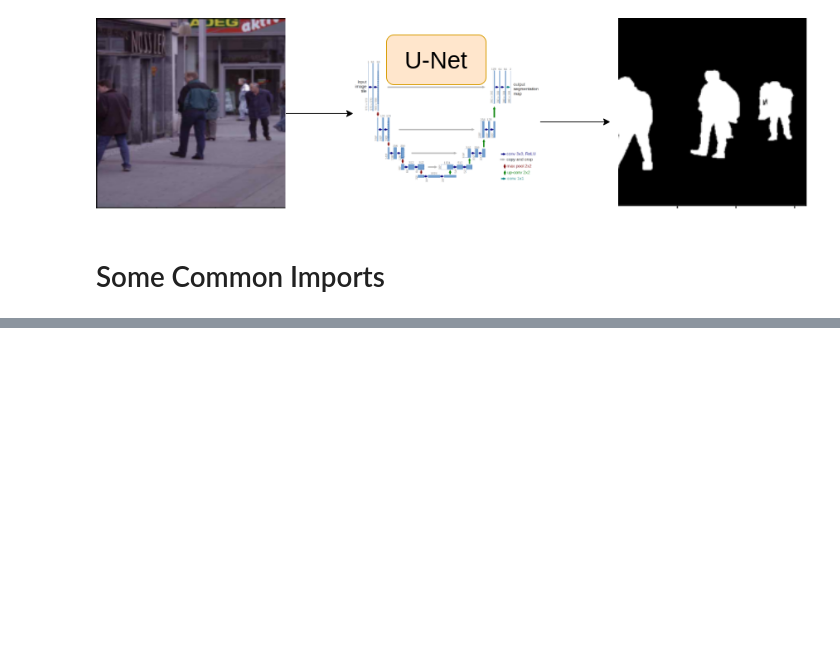
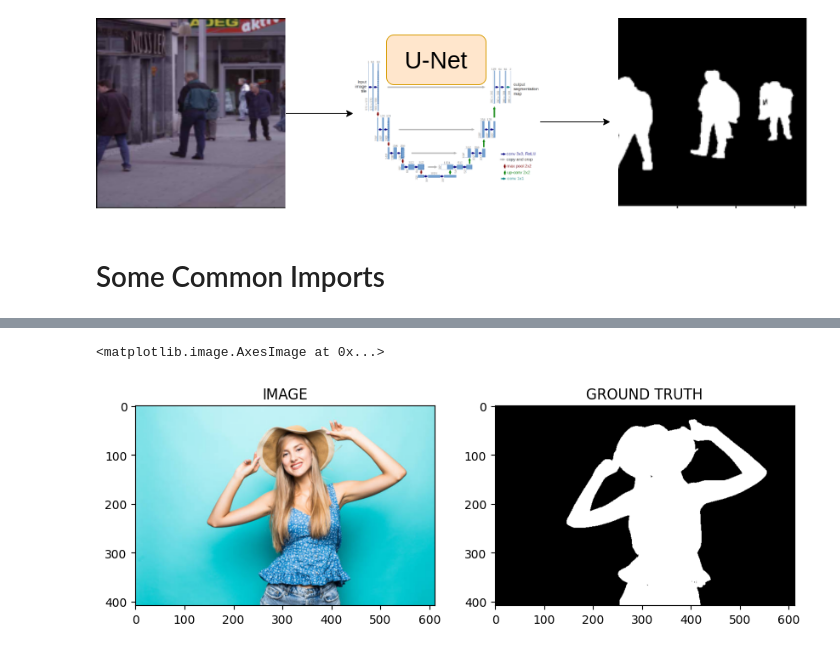
Before and after one commit to yassineelkhadiri/image-segmentation, a Jupyter notebook: Deep_Learning_with_PyTorch_ImageSegmentation.ipynb, the cells around one changed output, grey strips where cells are left out. Saved outputs shown, nothing was run; the diff lists cells and outputs as text; code cells hidden in the pictures; blank space fills up the shorter version.

```diff
--- a/Deep_Learning_with_PyTorch_ImageSegmentation.ipynb
+++ b/Deep_Learning_with_PyTorch_ImageSegmentation.ipynb
@@ -58,0 +55,16 @@ import helper
+# %%
+CSV_FILE = "/content/Human-Segmentation-Dataset-master/train.csv"
+DATA_DIR = "/content/"
+
+DEVICE = "cuda"
+
+EPOCHS = 25
+BATCH_SIZE = 16
+LR = 0.003
+IMAGE_SIZE = 320
+
+ENCODER = "timm-efficientnet-b0"
+WEIGHTS = "imagenet"
+# %%
+df = pd.read_csv(CSV_FILE)
+df.head()
@@ -58,0 +78,21 @@ import helper
+# %%
+row = df.iloc[4]
+
+image_path = row.images
+mask_path = row.masks
+
+image = cv2.imread(image_path)
+image = cv2.cvtColor(image, cv2.COLOR_BGR2RGB)
+
+mask = cv2.imread(mask_path, cv2.IMREAD_GRAYSCALE) / 255.0
+# %%
+f, (ax1, ax2) = plt.subplots(1, 2, figsize=(10,5))
+
+ax1.set_title('IMAGE')
+ax1.imshow(image)
+
+ax2.set_title('GROUND TRUTH')
+ax2.imshow(mask,cmap = 'gray')
+# %% [output]
+<matplotlib.image.AxesImage at 0x...>
+[figure, added]
```
Also changed, not shown: parts of 5 cells of this notebook.
